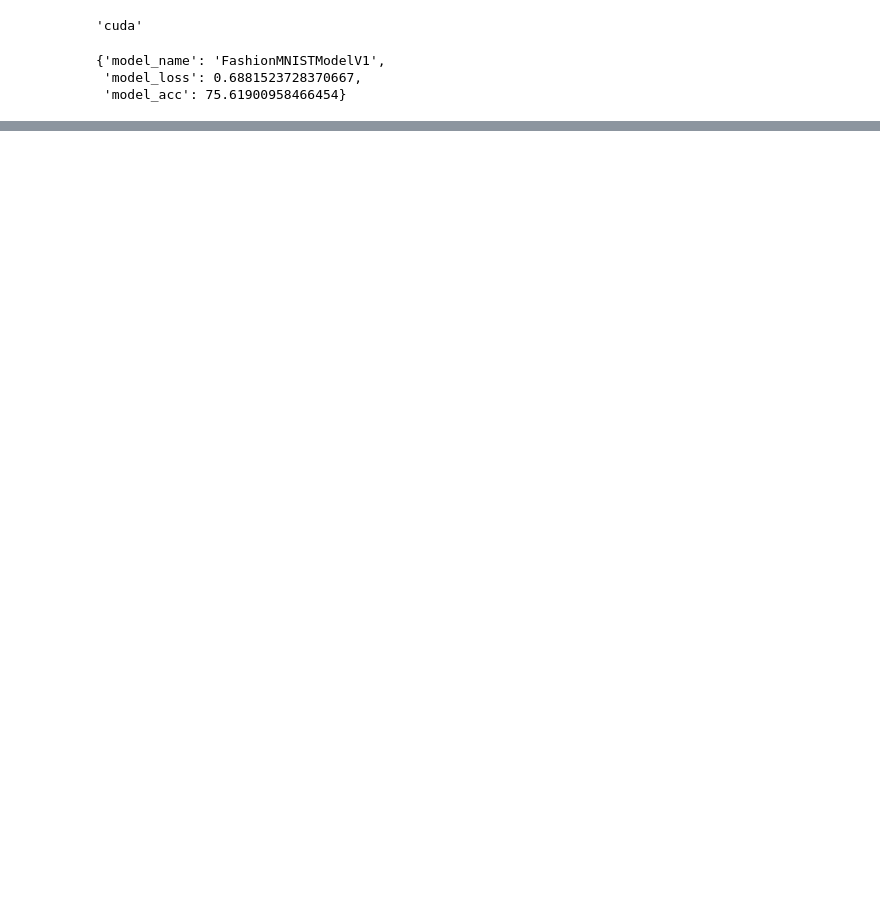
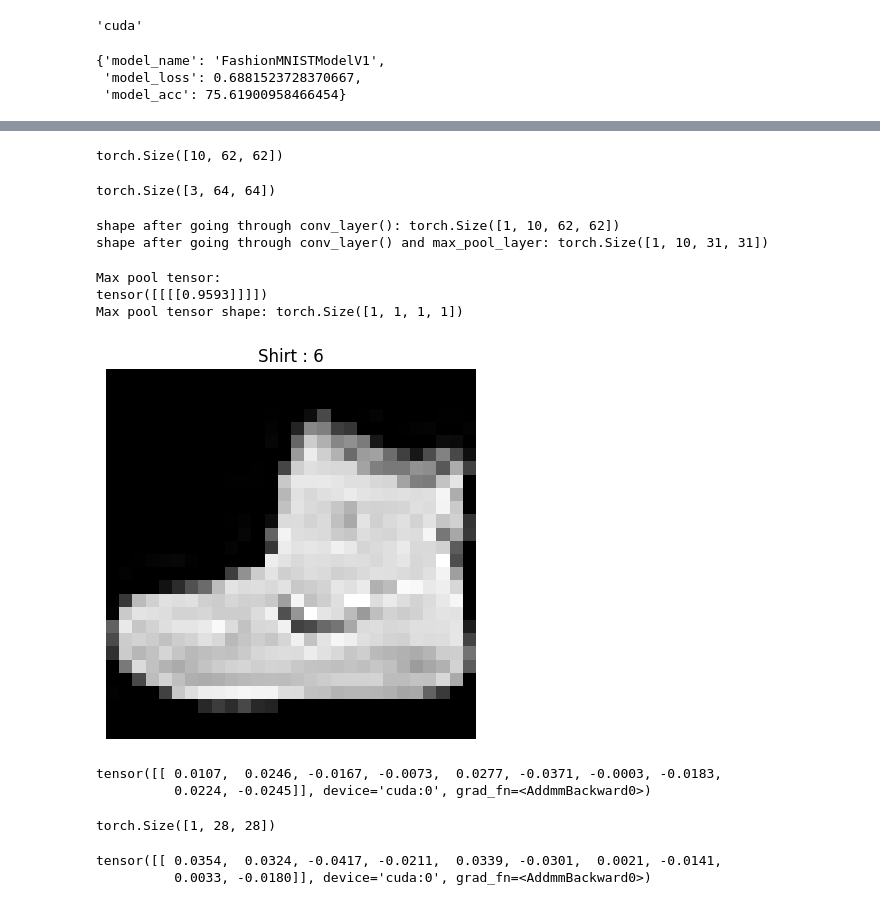
Before and after one commit to jet-c-21/PyTorch-PlayGround, a Jupyter notebook: Tutorials/mrdbourke/03. PyTorch_Computer_Vision.ipynb, the cells around one changed output, grey strips where cells are left out. Saved outputs shown, nothing was run; the diff lists cells and outputs as text; code cells hidden in the pictures; blank space fills up the shorter version.

```diff
--- a/Tutorials/mrdbourke/03. PyTorch_Computer_Vision.ipynb
+++ b/Tutorials/mrdbourke/03. PyTorch_Computer_Vision.ipynb
@@ -563,0 +687,67 @@ model_1_results
+# %%
+conv_layer = nn.Conv2d(
+    in_channels=3,
+    out_channels=10,
+    kernel_size=(3, 3),
+    stride=(1,),
+    padding=0
+)
+# how can i print the expected shape of the layer?
+
+conv_output = conv_layer(test_image)
+# print(conv_output)
+print(conv_output.shape)
+
+# conv_output = conv_layer(test_image.unsqueeze(dim=0))
+# conv_output
+# print(conv_output.shape)
+# %% [output]
+torch.Size([10, 62, 62])
+# %%
+test_image.shape
+# %% [output]
+torch.Size([3, 64, 64])
+# %%
+max_pool_layer = nn.MaxPool2d(kernel_size=(2,))
+test_image_through_conv = conv_layer(test_image.unsqueeze(dim=0))
+print(f"shape after going through conv_layer(): {test_image_through_conv.shape}")
+
+test_image_through_conv_and_max_pool = max_pool_layer(test_image_through_conv)
+print(f"shape after going through conv_layer() and max_pool_layer: {test_image_through_conv_and_max_pool.shape}")
+# %% [output]
+shape after going through conv_layer(): torch.Size([1, 10, 62, 62])
+shape after going through conv_layer() and max_pool_layer: torch.Size([1, 10, 31, 31])
+# %%
+torch.manual_seed(SEED)
+
+random_tensor = torch.rand(size=(1, 1, 2, 2))
+random_tensor
+
+max_pool_layer = nn.MaxPool2d(kernel_size=2)
+
+max_pool_tensor = max_pool_layer(random_tensor)
+print(f"Max pool tensor: \n{max_pool_tensor}")
+print(f"Max pool tensor shape: {max_pool_tensor.shape}")
+# %% [output]
+Max pool tensor:
+tensor([[[[0.9593]]]])
+Max pool tensor shape: torch.Size([1, 1, 1, 1])
+# %%
+plt_show_img(image, label)
+# %% [output]
+[figure, added]
+# %%
+model_2(image.unsqueeze(0).to(device))
+# %% [output]
+tensor([[ 0.0107,  0.0246, -0.0167, -0.0073,  0.0277, -0.0371, -0.0003, -0.0183,
+          0.0224, -0.0245]], device='cuda:0', grad_fn=<AddmmBackward0>)
+# %%
+rand_image_tensor = torch.randn(size=(1, 28, 28)).to(device)
+rand_image_tensor.shape
+# %% [output]
+torch.Size([1, 28, 28])
+# %%
+model_2(rand_image_tensor.unsqueeze(0))
+# %% [output]
+tensor([[ 0.0354,  0.0324, -0.0417, -0.0211,  0.0339, -0.0301,  0.0021, -0.0141,
+          0.0033, -0.0180]], device='cuda:0', grad_fn=<AddmmBackward0>)
```
Also changed, not shown: parts of 30 cells of this notebook, 7 other files.
